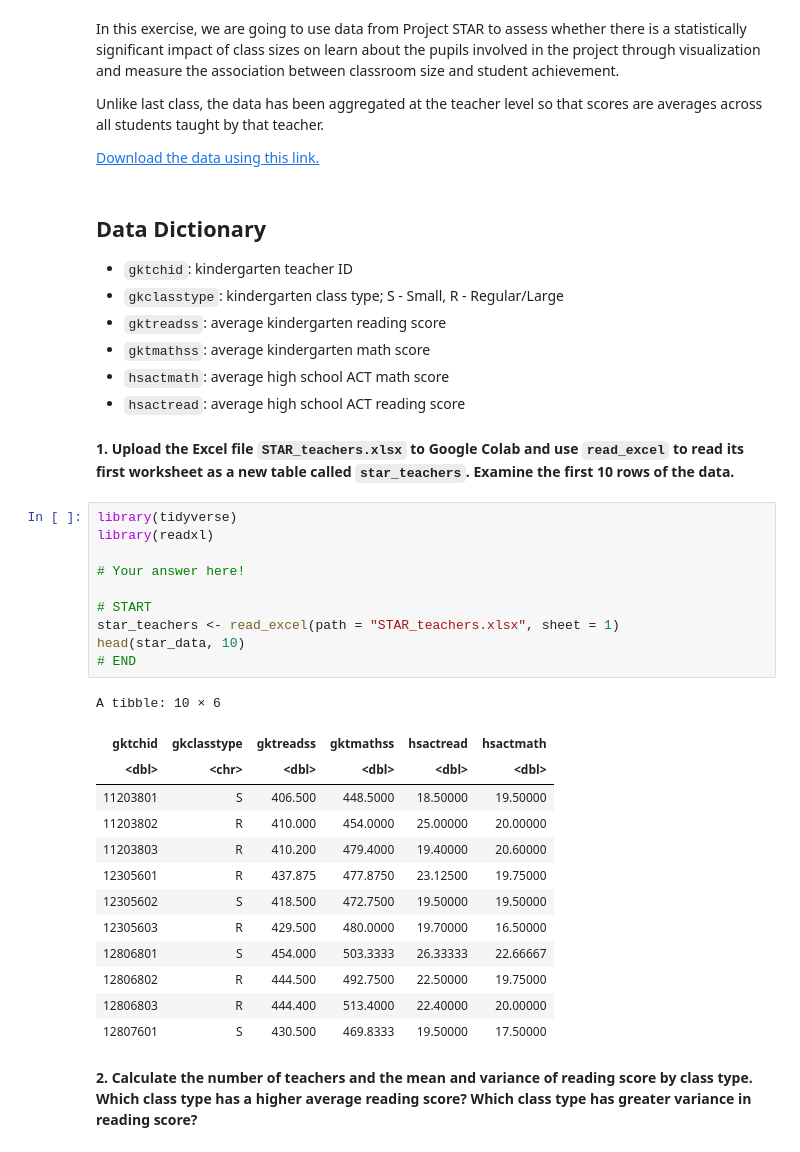
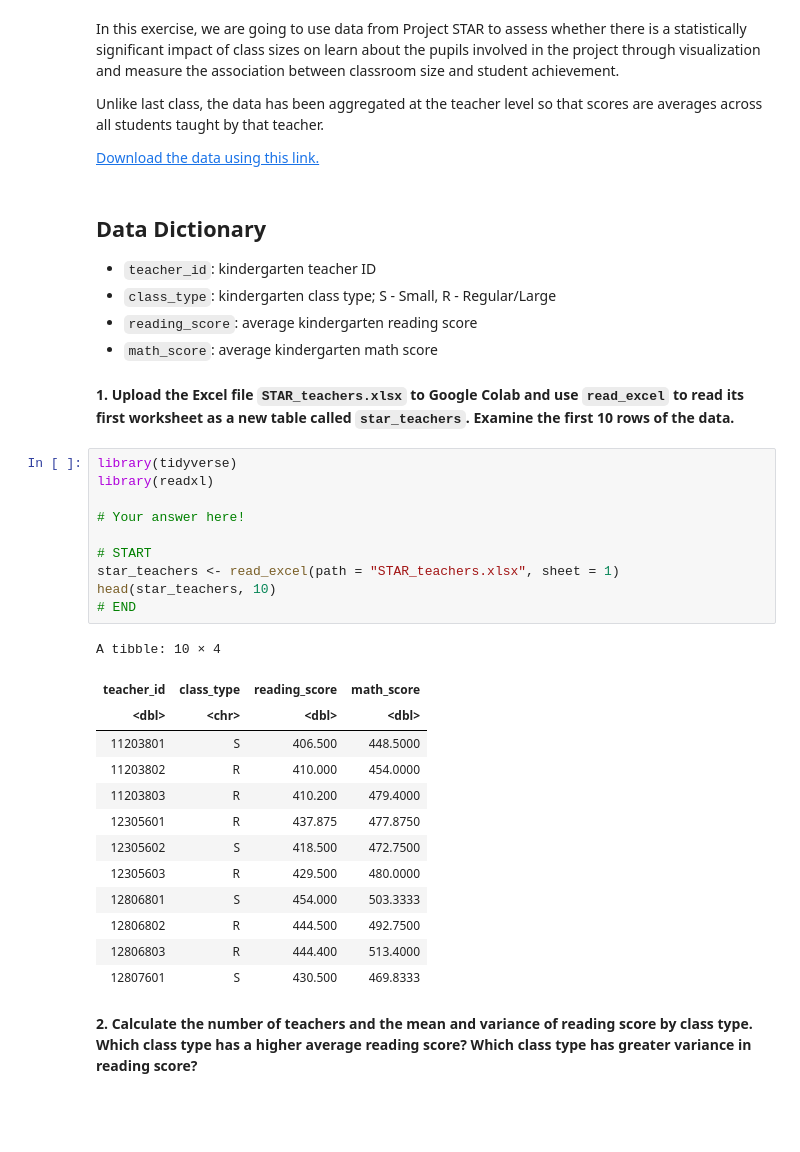
Before and after one commit to 5harad/API201-2022, a Jupyter notebook: review_sessions/review_7/review_7_answers.ipynb, the cells around one changed output. Saved outputs shown, nothing was run; the diff lists cells and outputs as text; blank space fills up the shorter version.

```diff
--- a/review_sessions/review_7/review_7_answers.ipynb
+++ b/review_sessions/review_7/review_7_answers.ipynb
@@ -120,38 +124,36 @@ Unlike last class, the data has been aggregated at the teacher level so that sco
 [Download the data using this link.](https://github.com/5harad/API201-students/raw/main/review_sessions/review_7/STAR_teachers.xlsx)
 # %% [markdown]
 ## Data Dictionary
-* `gktchid`: kindergarten teacher ID
-* `gkclasstype`: kindergarten class type; S - Small, R - Regular/Large
-* `gktreadss`: average kindergarten reading score
-* `gktmathss`: average kindergarten math score
-* `hsactmath`: average high school ACT math score
-* `hsactread`: average high school ACT reading score
+* `teacher_id`: kindergarten teacher ID
+* `class_type`: kindergarten class type; S - Small, R - Regular/Large
+* `reading_score`: average kindergarten reading score
+* `math_score`: average kindergarten math score
 # %% [markdown]
 **1. Upload the Excel file `STAR_teachers.xlsx` to Google Colab and use `read_excel` to read its first worksheet as a new table called `star_teachers`. Examine the first 10 rows of the data.**
 # %%
 library(tidyverse)
 library(readxl)
 
 # Your answer here!
 
 # START
 star_teachers <- read_excel(path = "STAR_teachers.xlsx", sheet = 1)
-head(star_data, 10)
+head(star_teachers, 10)
 # END
 # %% [output]
-A tibble: 10 × 6
+A tibble: 10 × 4
-| gktchid | gkclasstype | gktreadss | gktmathss | hsactread | hsactmath |
-| <dbl> | <chr> | <dbl> | <dbl> | <dbl> | <dbl> |
-| 11203801 | S | 406.500 | 448.5000 | 18.50000 | 19.50000 |
-| 11203802 | R | 410.000 | 454.0000 | 25.00000 | 20.00000 |
-| 11203803 | R | 410.200 | 479.4000 | 19.40000 | 20.60000 |
-| 12305601 | R | 437.875 | 477.8750 | 23.12500 | 19.75000 |
-| 12305602 | S | 418.500 | 472.7500 | 19.50000 | 19.50000 |
-| 12305603 | R | 429.500 | 480.0000 | 19.70000 | 16.50000 |
-| 12806801 | S | 454.000 | 503.3333 | 26.33333 | 22.66667 |
-| 12806802 | R | 444.500 | 492.7500 | 22.50000 | 19.75000 |
-| 12806803 | R | 444.400 | 513.4000 | 22.40000 | 20.00000 |
-| 12807601 | S | 430.500 | 469.8333 | 19.50000 | 17.50000 |
+| teacher_id | class_type | reading_score | math_score |
+| <dbl> | <chr> | <dbl> | <dbl> |
+| 11203801 | S | 406.500 | 448.5000 |
+| 11203802 | R | 410.000 | 454.0000 |
+| 11203803 | R | 410.200 | 479.4000 |
+| 12305601 | R | 437.875 | 477.8750 |
+| 12305602 | S | 418.500 | 472.7500 |
+| 12305603 | R | 429.500 | 480.0000 |
+| 12806801 | S | 454.000 | 503.3333 |
+| 12806802 | R | 444.500 | 492.7500 |
+| 12806803 | R | 444.400 | 513.4000 |
+| 12807601 | S | 430.500 | 469.8333 |
 # %% [markdown]
 **2. Calculate the number of teachers and the mean and variance of reading score by class type. Which class type has a higher average reading score? Which class type has greater variance in reading score?**
 # %%
```
Also changed, not shown: parts of 6 cells of this notebook, 3 other files.
